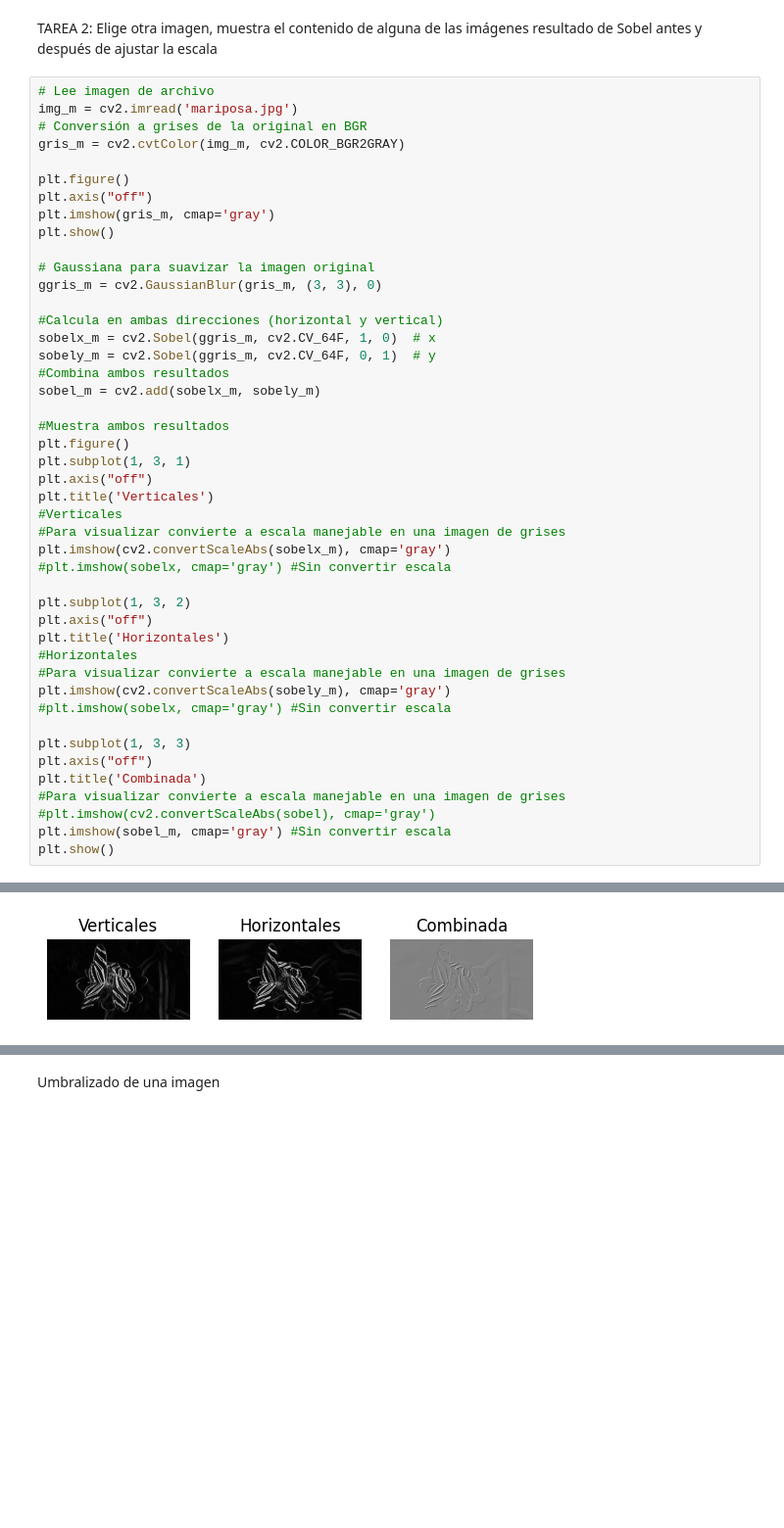
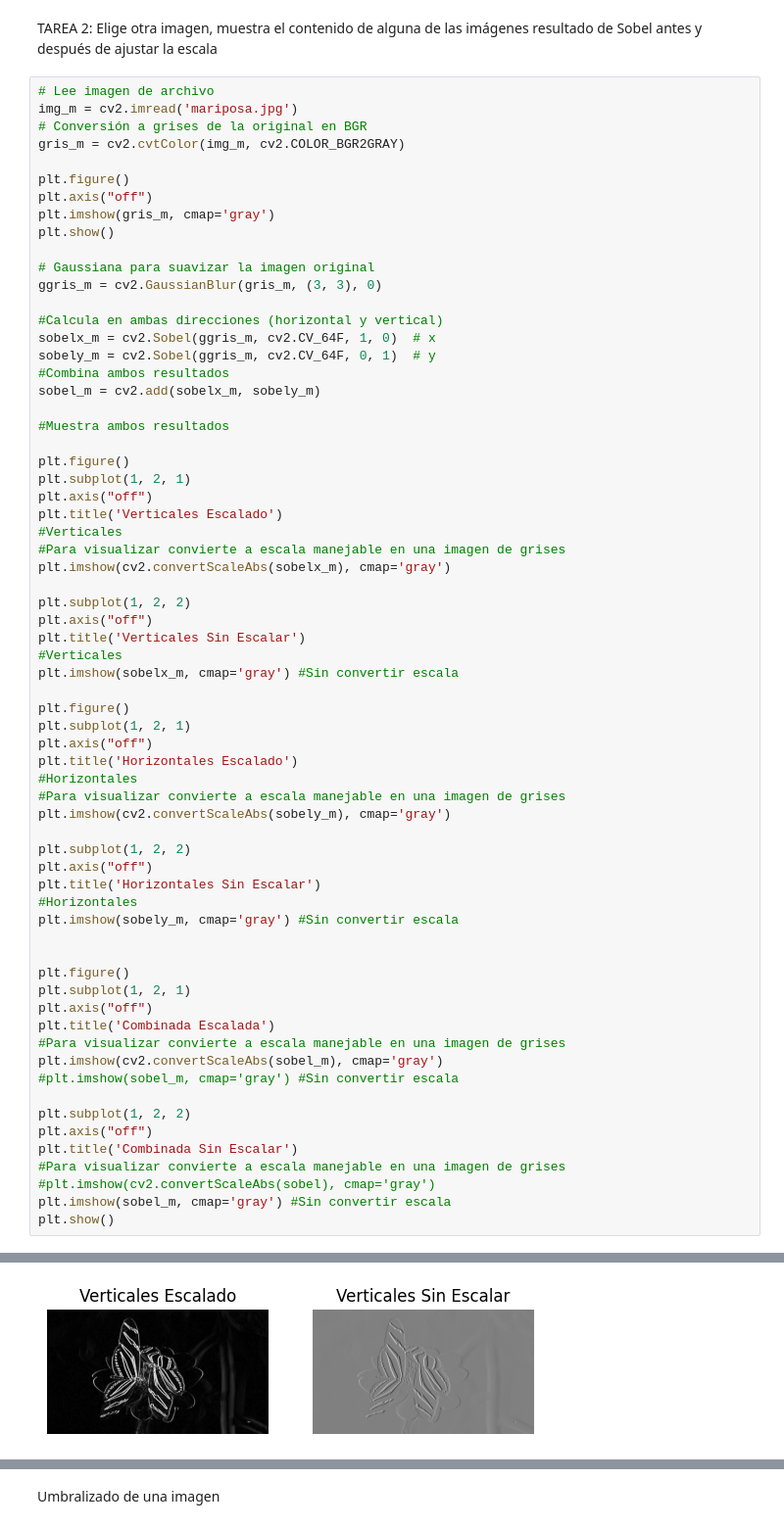
Before and after one commit to VC-ulpgc-JRP-y-SGR/p2-vc, a Jupyter notebook: VC_P2.ipynb, the cells around one changed output, grey strips where cells are left out. Shown at 98% size. Saved outputs shown, nothing was run; the diff lists cells and outputs as text; blank space fills up the shorter version.

```diff
--- a/VC_P2.ipynb
+++ b/VC_P2.ipynb
@@ -174,39 +174,60 @@ plt.imshow(gris_m, cmap='gray')
 plt.show()
 
 # Gaussiana para suavizar la imagen original
 ggris_m = cv2.GaussianBlur(gris_m, (3, 3), 0)
 
 #Calcula en ambas direcciones (horizontal y vertical)
 sobelx_m = cv2.Sobel(ggris_m, cv2.CV_64F, 1, 0)  # x
 sobely_m = cv2.Sobel(ggris_m, cv2.CV_64F, 0, 1)  # y
 #Combina ambos resultados
 sobel_m = cv2.add(sobelx_m, sobely_m)
 
 #Muestra ambos resultados
+
 plt.figure()
-plt.subplot(1, 3, 1)
+plt.subplot(1, 2, 1)
 plt.axis("off")
-plt.title('Verticales')
+plt.title('Verticales Escalado')
 #Verticales
 #Para visualizar convierte a escala manejable en una imagen de grises
 plt.imshow(cv2.convertScaleAbs(sobelx_m), cmap='gray')
-#plt.imshow(sobelx, cmap='gray') #Sin convertir escala
 
-plt.subplot(1, 3, 2)
+plt.subplot(1, 2, 2)
 plt.axis("off")
-plt.title('Horizontales')
+plt.title('Verticales Sin Escalar')
+#Verticales
+plt.imshow(sobelx_m, cmap='gray') #Sin convertir escala
+
+plt.figure()
+plt.subplot(1, 2, 1)
+plt.axis("off")
+plt.title('Horizontales Escalado')
 #Horizontales
 #Para visualizar convierte a escala manejable en una imagen de grises
 plt.imshow(cv2.convertScaleAbs(sobely_m), cmap='gray')
-#plt.imshow(sobelx, cmap='gray') #Sin convertir escala
 
-plt.subplot(1, 3, 3)
+plt.subplot(1, 2, 2)
 plt.axis("off")
-plt.title('Combinada')
+plt.title('Horizontales Sin Escalar')
+#Horizontales
+plt.imshow(sobely_m, cmap='gray') #Sin convertir escala
+
+
+plt.figure()
+plt.subplot(1, 2, 1)
+plt.axis("off")
+plt.title('Combinada Escalada')
+#Para visualizar convierte a escala manejable en una imagen de grises
+plt.imshow(cv2.convertScaleAbs(sobel_m), cmap='gray')
+#plt.imshow(sobel_m, cmap='gray') #Sin convertir escala
+
+plt.subplot(1, 2, 2)
+plt.axis("off")
+plt.title('Combinada Sin Escalar')
 #Para visualizar convierte a escala manejable en una imagen de grises
 #plt.imshow(cv2.convertScaleAbs(sobel), cmap='gray')
 plt.imshow(sobel_m, cmap='gray') #Sin convertir escala
 plt.show()
 # %% [output]
 [figure]
-[figure, old version]
+[figure, new version]
```
Also changed, not shown: parts of 3 cells of this notebook.
